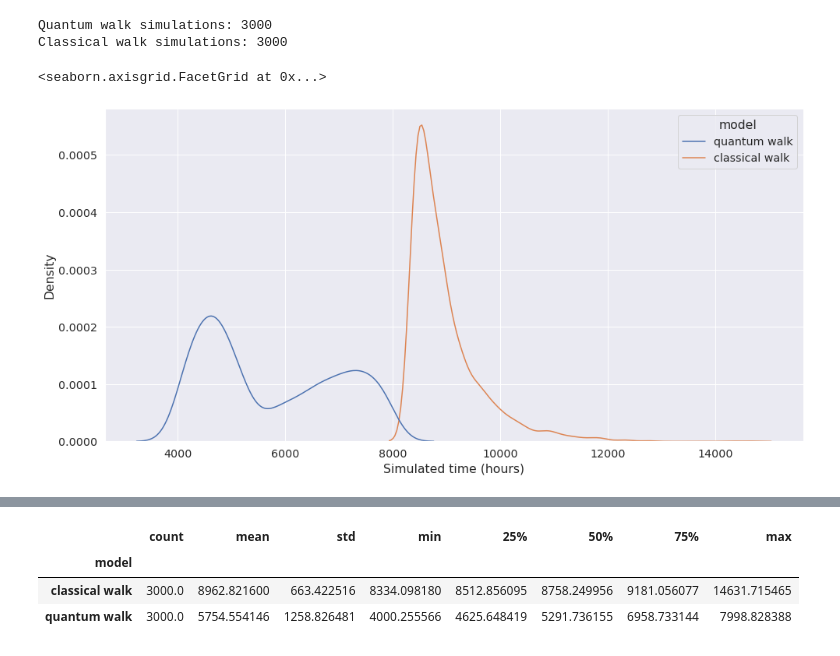
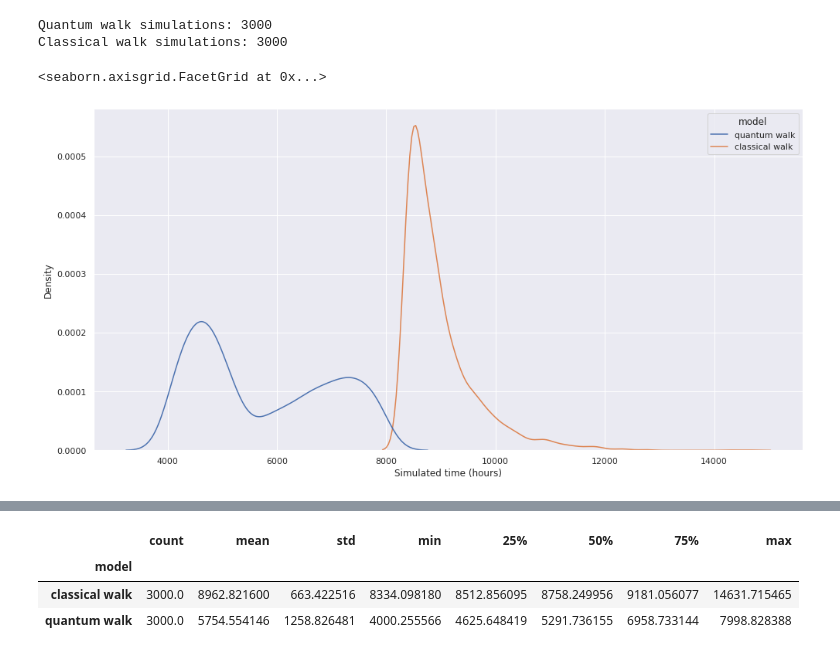
Before and after one commit to miguelruor/quantum_walks_genotype_networks, a Jupyter notebook: Analysis.ipynb, the cells around one changed output, grey strips where cells are left out. Saved outputs shown, nothing was run; the diff lists cells and outputs as text; code cells hidden in the pictures.

```diff
--- a/Analysis.ipynb
+++ b/Analysis.ipynb
@@ -72,5 +74,5 @@ print(distance[names[1]][initial_node[names[1]]]['1'])
 df_qw = {}
 df_cw = {}
 for i in [1,2,3]:
-  df_qw[names[i]] = pd.read_csv(url+names[i]+"_qw.csv")
-  df_cw[names[i]] = pd.read_csv(url+names[i]+"_cw.csv")
+  df_qw[names[i]] = pd.read_csv(url+names[i]+"_qw.csv", index_col=0)
+  df_cw[names[i]] = pd.read_csv(url+names[i]+"_cw.csv", index_col=0)
@@ -93,6 +111,8 @@ for i in [1, 2, 3]:
   df_results[gspace_name] = df_results[gspace_name].astype({"coverage_rate": float})
 # %%
 df_hitting_times = {} # dataframes for each of the genotype space to analyze hitting times
+# %%
+sns.set(rc = {'figure.figsize':(15,8)})
 # %% [markdown]
 ## Mus musculus
 # %%
@@ -104,12 +124,11 @@ print("Classical walk simulations:", df_results[gspace_name][df_results[gspace_n
 Quantum walk simulations: 3000
 Classical walk simulations: 3000
 # %%
-g = sns.displot(df_results[gspace_name], x='simulation_time', hue='model', kind='kde',
-            height=7, aspect=2, facet_kws={"legend_out": False})
+g = sns.displot(df_results[gspace_name], x='simulation_time', hue='model', kind='kde', height=7, aspect=2, facet_kws={"legend_out": False})
 g.set_xlabels("Simulated time (hours)")
 # %% [output]
 <seaborn.axisgrid.FacetGrid at 0x...>
-[figure, old version]
+[figure, new version]
 # %%
 g = sns.countplot(x="total_mutations", data=df_results[gspace_name], hue="model")
 g.set_xlabel("Total number of mutations")
```
Also changed, not shown: parts of 32 cells of this notebook, 11 other files.
